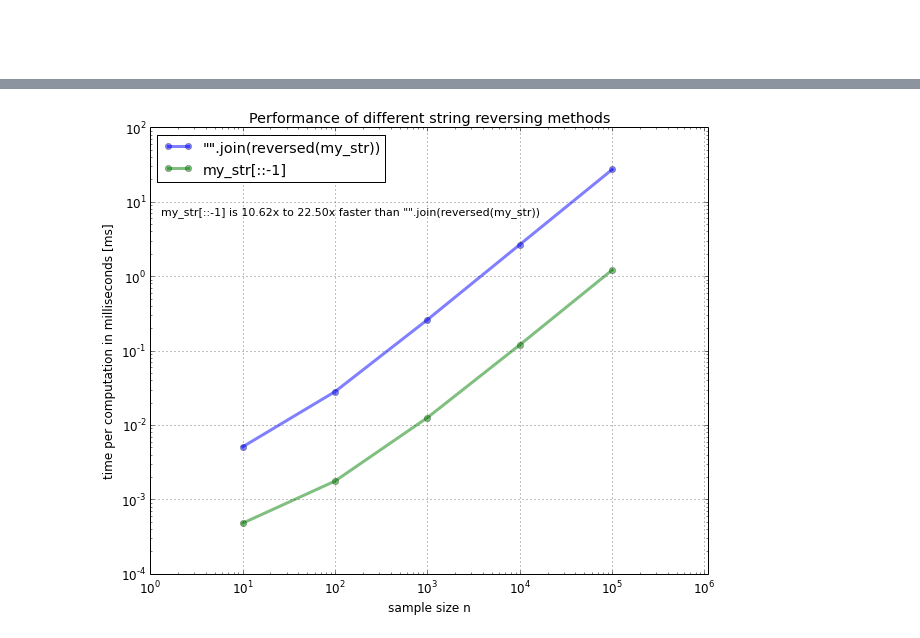
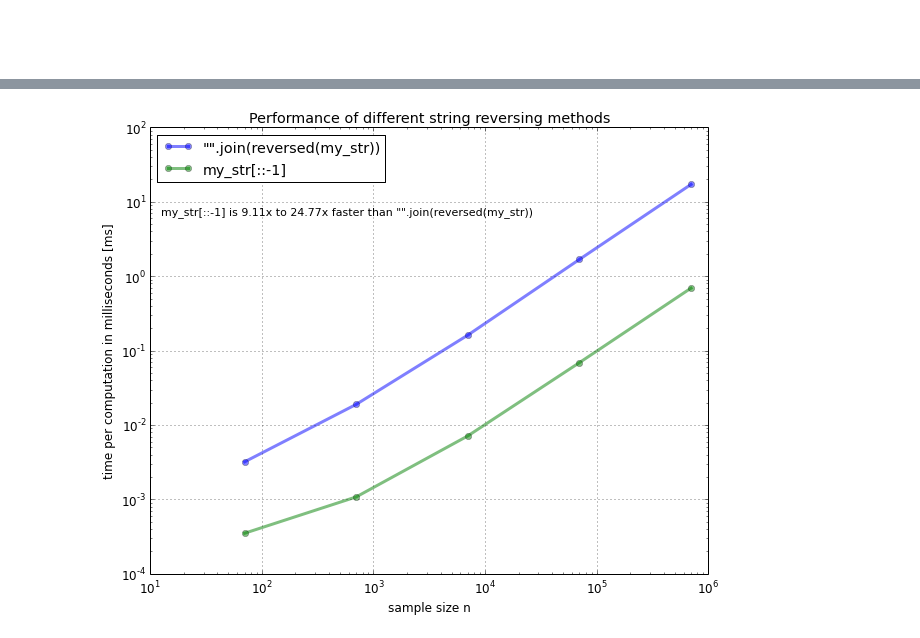
Before and after one commit to rasbt/One-Python-benchmark-per-day, a Jupyter notebook: ipython_nbs/day1_string_reverse.ipynb, the cells around one changed output, grey strips where cells are left out. Cells and saved outputs as stored; diff of their text form; code cells hidden in the pictures.

```diff
--- a/ipython_nbs/day1_string_reverse.ipynb
+++ b/ipython_nbs/day1_string_reverse.ipynb
@@ -52,29 +52,29 @@ for st,n in zip(test_strings, orders_n):
 # %%
 import matplotlib.pyplot as plt
 
 labels = [('reverse_join', '"".join(reversed(my_str))'),
           ('reverse_slizing', 'my_str[::-1]')]
 
 matplotlib.rcParams.update({'font.size': 12})
 
 fig = plt.figure(figsize=(10,8))
 for lb in labels:
-    plt.plot(orders_n, times_n[lb[0]], alpha=0.5, label=lb[1], marker='o', lw=3)
+    plt.plot([len(test_str)*n for n in orders_n],
+             times_n[lb[0]], alpha=0.5, label=lb[1], marker='o', lw=3)
 plt.xlabel('sample size n')
 plt.ylabel('time per computation in milliseconds [ms]')
-plt.xlim([1,max(orders_n) + max(orders_n) * 10])
 plt.legend(loc=2)
 plt.grid()
 plt.xscale('log')
 plt.yscale('log')
 plt.title('Performance of different string reversing methods')
 max_perf = max( [times_n['reverse_join'][i]/times_n['reverse_slizing'][i]
                  for i in range(len(times_n['reverse_join']))] )
 min_perf = min( [times_n['reverse_join'][i]/times_n['reverse_slizing'][i]
                  for i in range(len(times_n['reverse_join']))] )
 ftext = 'my_str[::-1] is {:.2f}x to {:.2f}x faster than "".join(reversed(my_str))'\
         .format(min_perf, max_perf)
 plt.figtext(.14,.75, ftext, fontsize=11, ha='left')
 plt.show()
 # %% [output]
-[figure, old version]
+[figure, new version]
```
Also changed, not shown: parts of 1 cell of this notebook.
